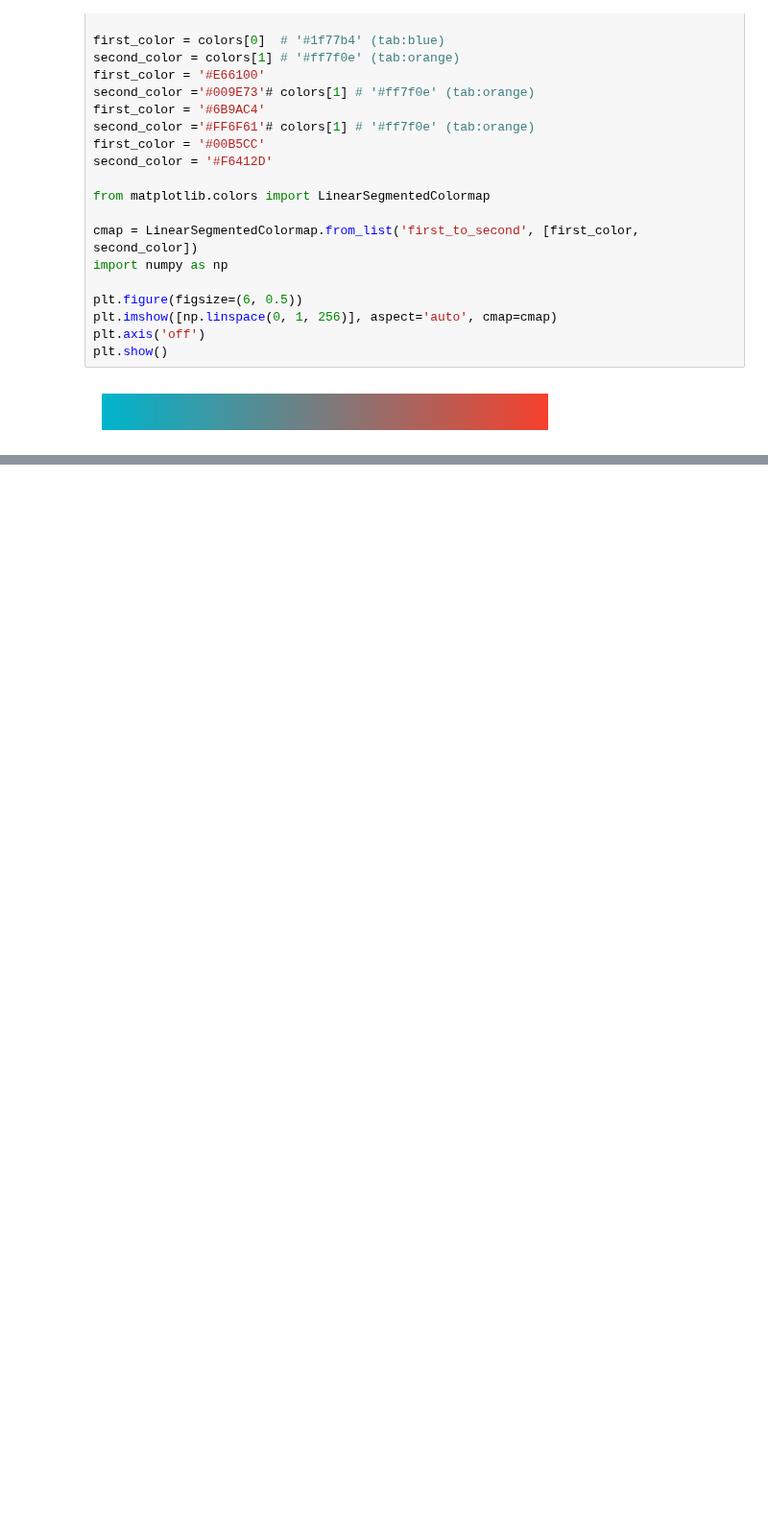
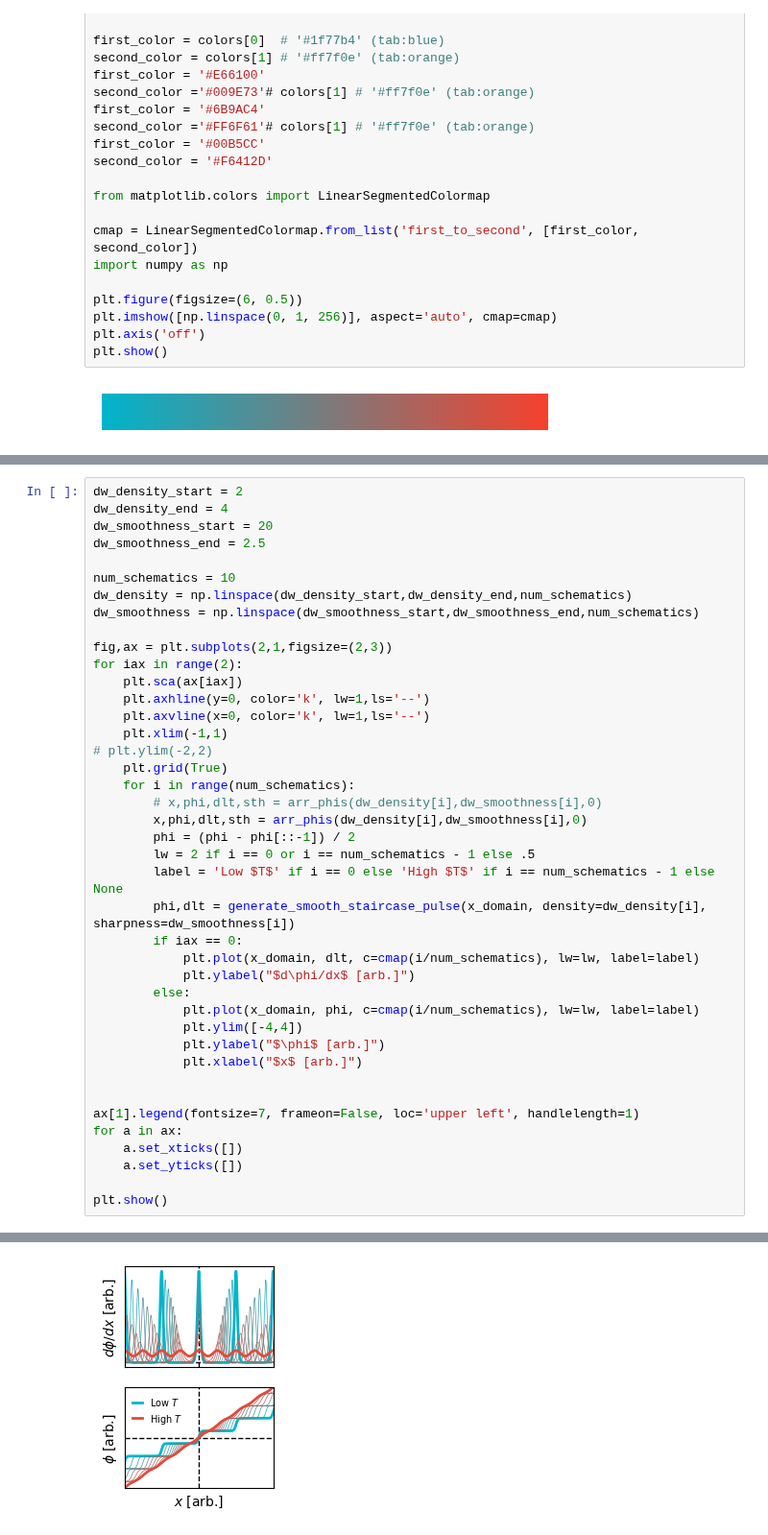
Before and after one commit to Potdooshami/2H_TaSe2_Tc_STM, a Jupyter notebook: C06_schematic_generator_fig4.ipynb, the cells around one changed output, grey strips where cells are left out. Shown at 96% size. Saved outputs shown, nothing was run; the diff lists cells and outputs as text; blank space fills up the shorter version.

```diff
--- a/C06_schematic_generator_fig4.ipynb
+++ b/C06_schematic_generator_fig4.ipynb
@@ -386,0 +382,42 @@ plt.grid(True)
+# %%
+dw_density_start = 2
+dw_density_end = 4
+dw_smoothness_start = 20
+dw_smoothness_end = 2.5
+
+num_schematics = 10
+dw_density = np.linspace(dw_density_start,dw_density_end,num_schematics)
+dw_smoothness = np.linspace(dw_smoothness_start,dw_smoothness_end,num_schematics)
+
+fig,ax = plt.subplots(2,1,figsize=(2,3))
+for iax in range(2):
+    plt.sca(ax[iax])
+    plt.axhline(y=0, color='k', lw=1,ls='--')
+    plt.axvline(x=0, color='k', lw=1,ls='--')
+    plt.xlim(-1,1)
+# plt.ylim(-2,2)
+    plt.grid(True)
+    for i in range(num_schematics):
+        # x,phi,dlt,sth = arr_phis(dw_density[i],dw_smoothness[i],0)
+        x,phi,dlt,sth = arr_phis(dw_density[i],dw_smoothness[i],0)
+        phi = (phi - phi[::-1]) / 2
+        lw = 2 if i == 0 or i == num_schematics - 1 else .5
+        label = 'Low $T$' if i == 0 else 'High $T$' if i == num_schematics - 1 else None
+        phi,dlt = generate_smooth_staircase_pulse(x_domain, density=dw_density[i], sharpness=dw_smoothness[i])
+        if iax == 0:
+            plt.plot(x_domain, dlt, c=cmap(i/num_schematics), lw=lw, label=label)
+            plt.ylabel("$d\phi/dx$ [arb.]")
+        else:
+            plt.plot(x_domain, phi, c=cmap(i/num_schematics), lw=lw, label=label)
+            plt.ylim([-4,4])
+            plt.ylabel("$\phi$ [arb.]")
+            plt.xlabel("$x$ [arb.]")
+
+
+ax[1].legend(fontsize=7, frameon=False, loc='upper left', handlelength=1)
+for a in ax:
+    a.set_xticks([])
+    a.set_yticks([])
+
+plt.show()
+# %% [output]
@@ -386,0 +444 @@ plt.grid(True)
+[figure, added]
```
Also changed, not shown: parts of 2 cells of this notebook, 1 other file.
